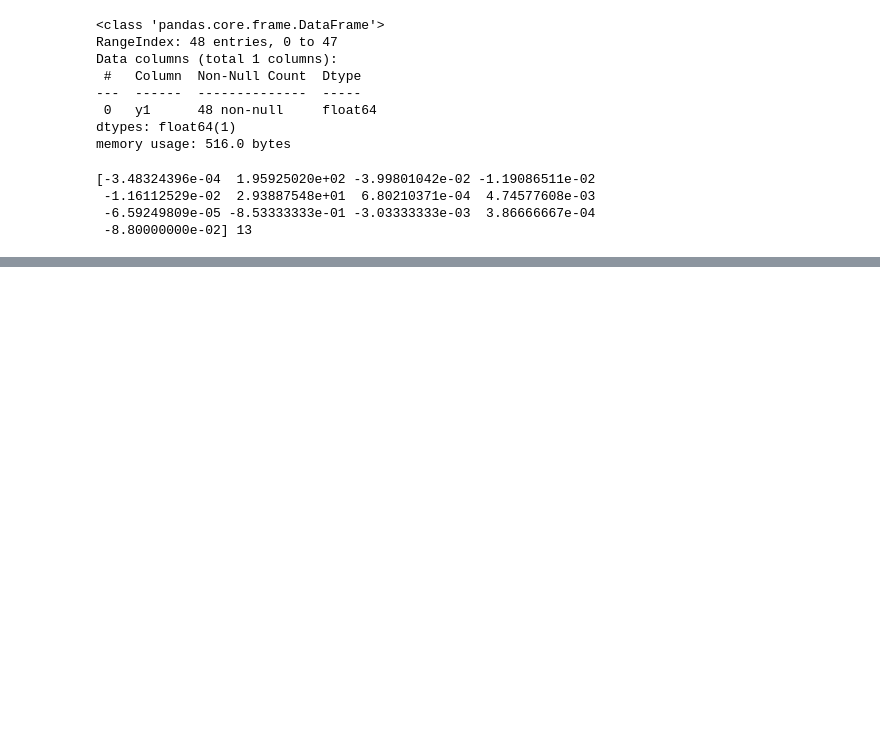
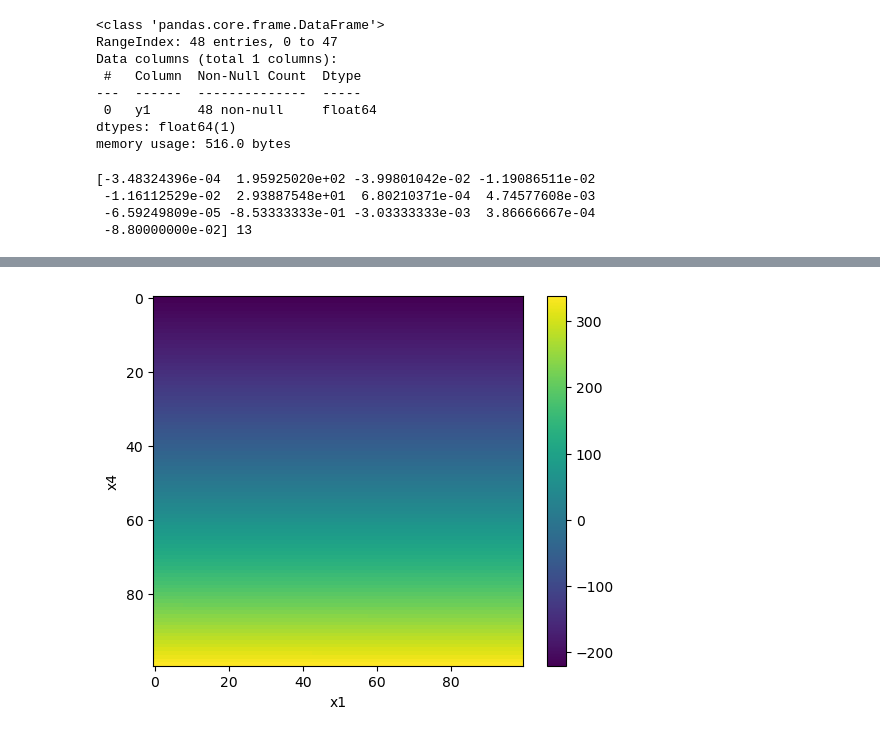
Before and after one commit to tapashreepradhan/semester-project-H02V8a, a Jupyter notebook: project.ipynb, the cells around one changed output, grey strips where cells are left out. Saved outputs shown, nothing was run; the diff lists cells and outputs as text; code cells hidden in the pictures; blank space fills up the shorter version.

```diff
--- a/project.ipynb
+++ b/project.ipynb
@@ -737,0 +738,9 @@ plt.show()
+# %%
+x1x4 = yy[:,0,0,:]
+plt.imshow(x1x4, cmap='viridis')
+plt.xlabel('x1')
+plt.ylabel('x4')
+plt.colorbar()
+plt.show()
+# %% [output]
+[figure, added]
```
Also changed, not shown: parts of 3 cells of this notebook.
